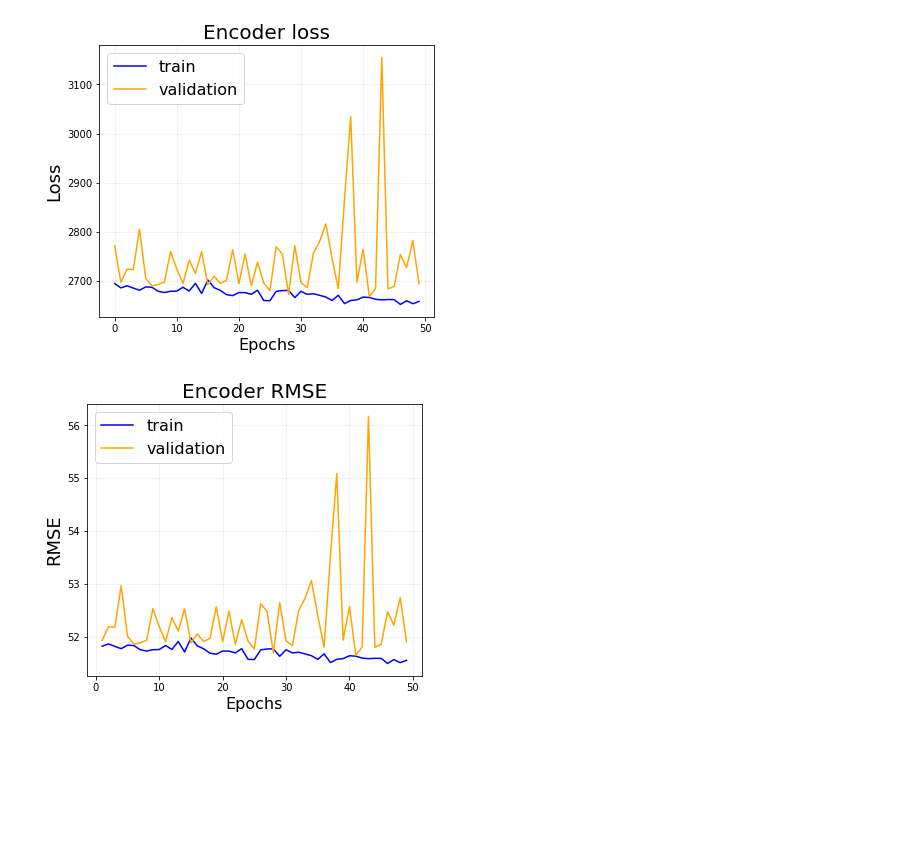
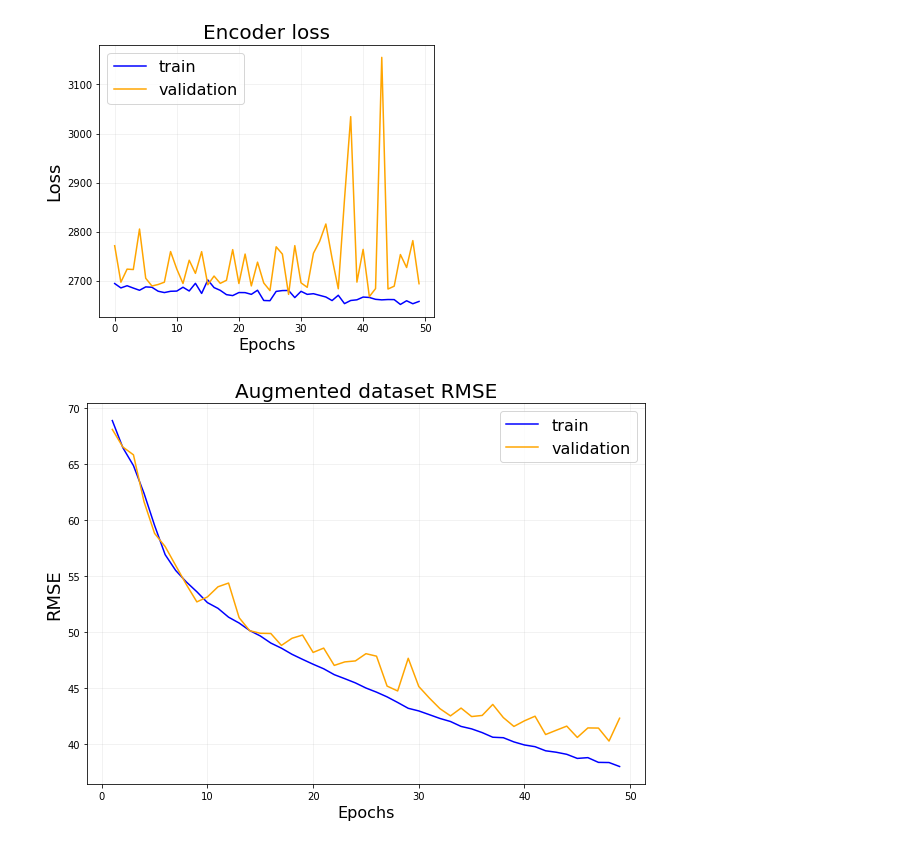
Before and after one commit to djanloo/cmepda, a Jupyter notebook: assets/plot_statistics/plot.ipynb, the cells around one changed output. Cells and saved outputs as stored; diff of their text form; code cells hidden in the pictures; blank space fills up the shorter version.

```diff
--- a/assets/plot_statistics/plot.ipynb
+++ b/assets/plot_statistics/plot.ipynb
@@ -13,7 +13,7 @@ print(parent_dir)
 # %%
 import keras
 # %%
-history = np.load("trained/test_encoder/history.npy", allow_pickle=True).item()
+history = np.load("trained/lstmenc_aug/history.npy", allow_pickle=True).item()
 # %%
 history.history.keys()
 # %% [output]
@@ -38,17 +38,17 @@ plt.savefig("docs/slides/figures/enc_loss.png")
 # %%
 # epochs
 epochs = np.arange(len(history.history['loss']))
 
 # plot LOSS
 
-plt.figure(figsize=(6, 5))
-plt.title("Encoder RMSE", fontsize=20)
+plt.figure(figsize=(10, 7))
+plt.title("Augmented dataset RMSE", fontsize=20)
 plt.plot(epochs[1:], history.history['root_mean_squared_error'][1:], color='blue', label='train')
 plt.plot(epochs[1:], history.history['val_root_mean_squared_error'][1:], color='orange', label='validation')
 plt.legend(fontsize=16)
 plt.grid(alpha=0.2)
 plt.xlabel('Epochs', fontsize=16)
 plt.ylabel('RMSE', fontsize=18)
-plt.savefig("docs/slides/figures/enc_rmse.png")
+plt.savefig("docs/slides/figures/lstmenc_aug_rmse.png")
 # %% [output]
-[figure, old version]
+[figure, new version]
```
Also changed, not shown: parts of 4 cells of this notebook, 10 other files.
